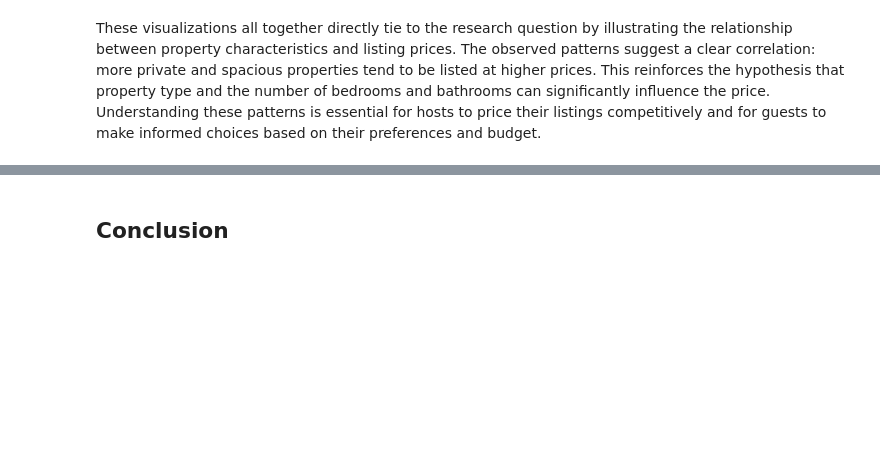
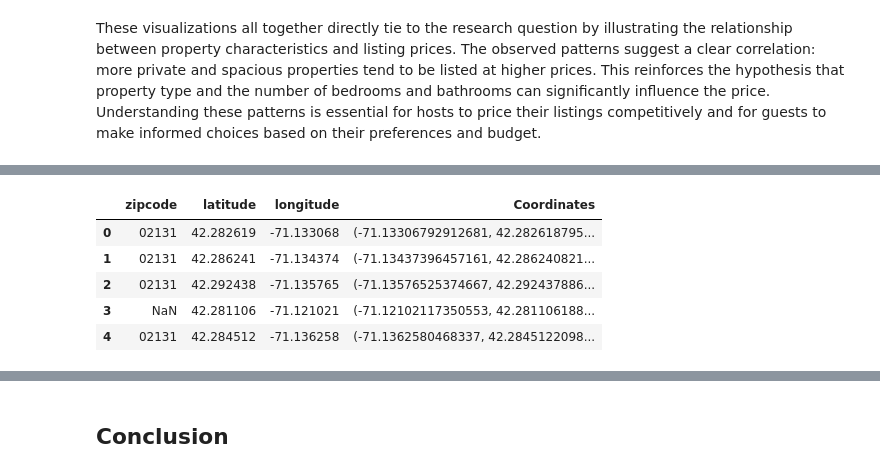
Before and after one commit to ECO225-W2024/project-one-code-32record, a Jupyter notebook: Project1 notebook.ipynb, the cells around one changed output, grey strips where cells are left out. Drawn from its saved outputs; the diff is of its cells as text; code cells hidden in the pictures; blank space fills up the shorter version.

```diff
--- a/Project1 notebook.ipynb
+++ b/Project1 notebook.ipynb
@@ -257,0 +292,10 @@ These visualizations all together directly tie to the research question by illus
+# %%
+zipcode = df['zipcode']
+latitude = df['latitude']
+longitude = df['longitude']
+df_map = pd.DataFrame({
+    'zipcode': df['zipcode'],
+    'latitude': df['latitude'],
+    'longitude': df['longitude']
+})
+df_map.head()
@@ -257,0 +309,10 @@ These visualizations all together directly tie to the research question by illus
+# %%
+df_map["Coordinates"] = list(zip(df.longitude, df.latitude))
+df_map.head()
+# %% [output]
+|  | zipcode | latitude | longitude | Coordinates |
+| 0 | 02131 | 42.282619 | -71.133068 | (-71.13306792912681, 42.282618795... |
+| 1 | 02131 | 42.286241 | -71.134374 | (-71.13437396457161, 42.286240821... |
+| 2 | 02131 | 42.292438 | -71.135765 | (-71.13576525374667, 42.292437886... |
+| 3 | NaN | 42.281106 | -71.121021 | (-71.12102117350553, 42.281106188... |
+| 4 | 02131 | 42.284512 | -71.136258 | (-71.1362580468337, 42.2845122098... |
```
Also changed, not shown: parts of 6 cells of this notebook.
